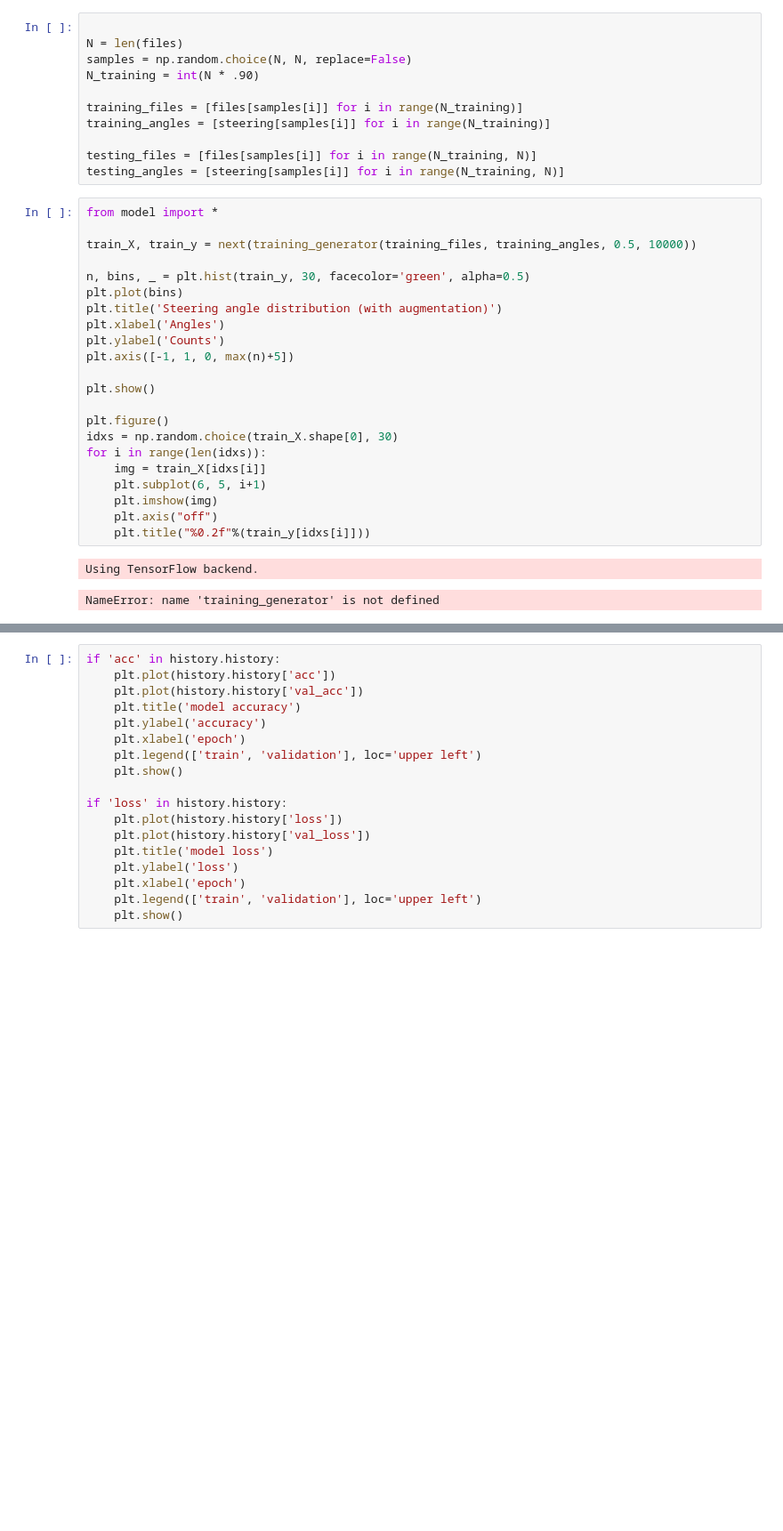
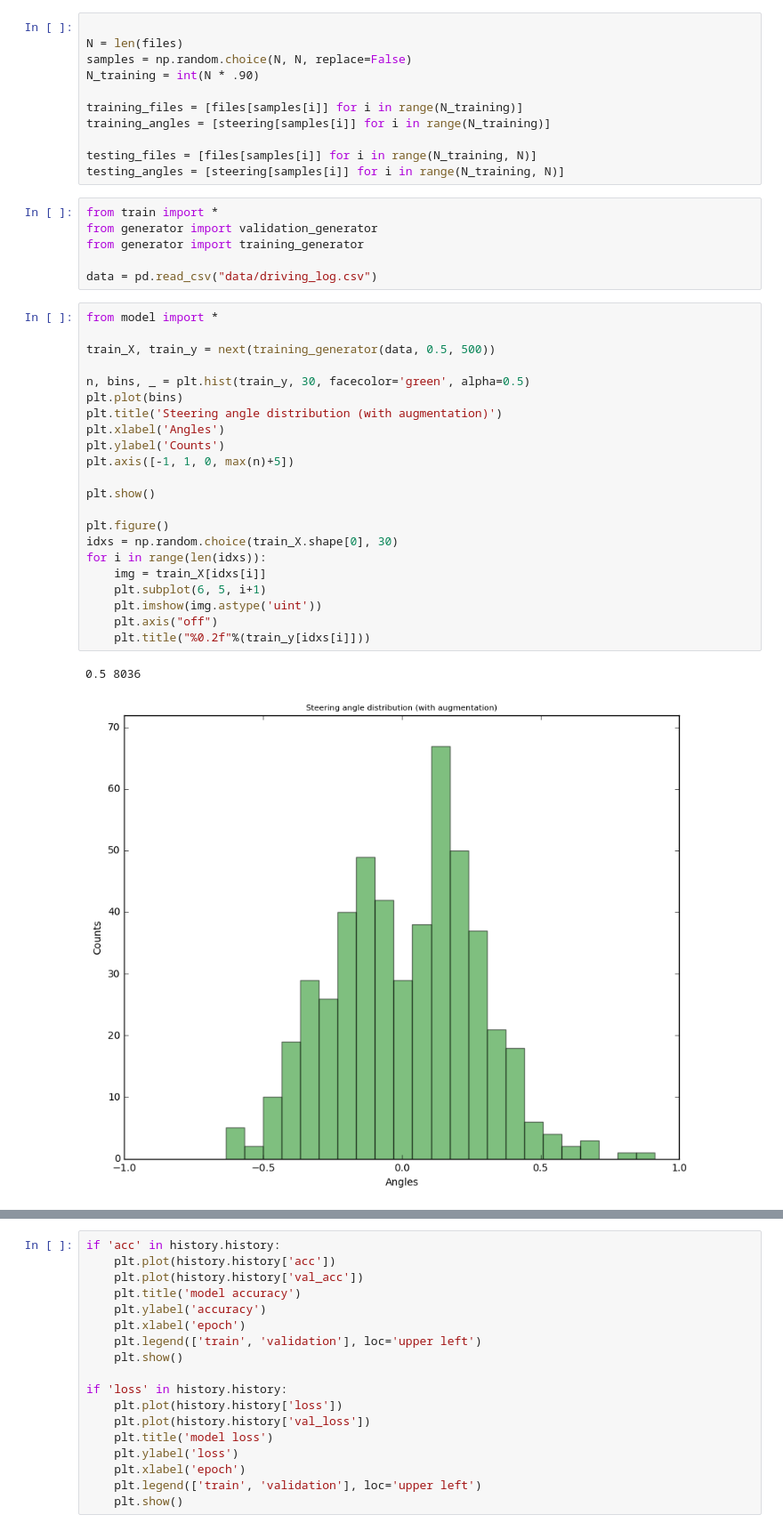
Before and after one commit to iamfaisalkhan/CarND-Behavioral-Cloning, a Jupyter notebook: Behavior-Clonning-v1.ipynb, the cells around one changed output, grey strips where cells are left out. Shown at 89% size. Drawn from its saved outputs; the diff is of its cells as text; blank space fills up the shorter version.

```diff
--- a/Behavior-Clonning-v1.ipynb
+++ b/Behavior-Clonning-v1.ipynb
@@ -110,28 +149,34 @@ training_angles = [steering[samples[i]] for i in range(N_training)]
 
 testing_files = [files[samples[i]] for i in range(N_training, N)]
 testing_angles = [steering[samples[i]] for i in range(N_training, N)]
+# %%
+from train import *
+from generator import validation_generator
+from generator import training_generator
+
+data = pd.read_csv("data/driving_log.csv")
 # %%
 from model import *
 
-train_X, train_y = next(training_generator(training_files, training_angles, 0.5, 10000))
+train_X, train_y = next(training_generator(data, 0.5, 500))
 
 n, bins, _ = plt.hist(train_y, 30, facecolor='green', alpha=0.5)
 plt.plot(bins)
 plt.title('Steering angle distribution (with augmentation)')
 plt.xlabel('Angles')
 plt.ylabel('Counts')
 plt.axis([-1, 1, 0, max(n)+5])
 
 plt.show()
 
 plt.figure()
 idxs = np.random.choice(train_X.shape[0], 30)
 for i in range(len(idxs)):
     img = train_X[idxs[i]]
     plt.subplot(6, 5, i+1)
-    plt.imshow(img)
+    plt.imshow(img.astype('uint'))
     plt.axis("off")
     plt.title("%0.2f"%(train_y[idxs[i]]))
 # %% [output]
-Using TensorFlow backend.
+0.5 8036
-NameError: name 'training_generator' is not defined
+[figure, added]
```
Also changed, not shown: parts of 11 cells of this notebook, 9 other files.
